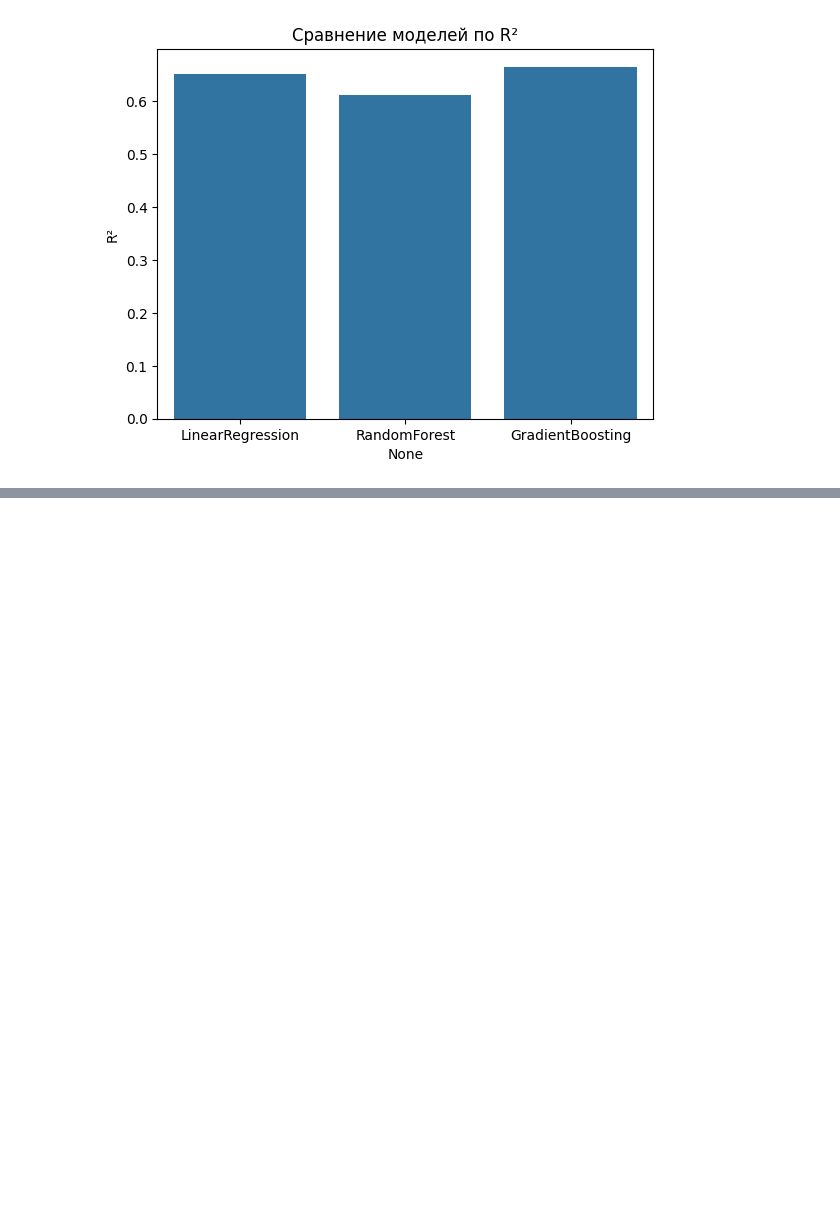
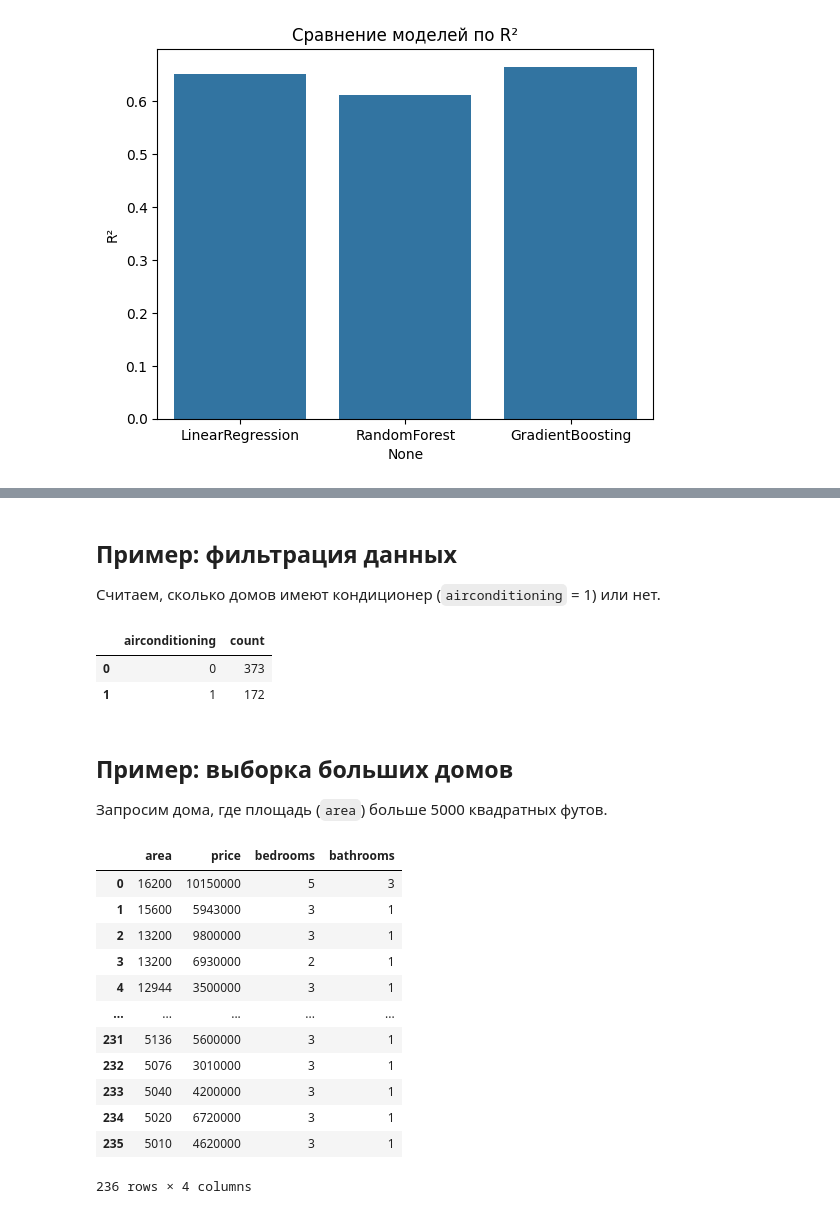
Before and after one commit to kkikosha/economics-data-labs, a Jupyter notebook: housing_project.ipynb, the cells around one changed output, grey strips where cells are left out. Drawn from its saved outputs; the diff is of its cells as text; code cells hidden in the pictures; blank space fills up the shorter version.

```diff
--- a/housing_project.ipynb
+++ b/housing_project.ipynb
@@ -165,0 +157,7 @@ GradientBoosting  1.689379e+12  1.299761e+06  0.665772
+# %%
+import sqlite3
+
+conn = sqlite3.connect(':memory:')
+df.to_sql('housing', conn, index=False, if_exists='replace')
+query = 'SELECT * FROM housing LIMIT 5;'
+pd.read_sql(query, conn)
@@ -165,0 +208,41 @@ GradientBoosting  1.689379e+12  1.299761e+06  0.665772
+# %% [markdown]
+## Пример: фильтрация данных
+
+Считаем, сколько домов имеют кондиционер (`airconditioning` = 1) или нет.
+# %%
+query = '''
+SELECT airconditioning, COUNT(*) AS count
+FROM housing
+GROUP BY airconditioning;
+'''
+pd.read_sql(query, conn)
+# %% [output]
+|  | airconditioning | count |
+| 0 | 0 | 373 |
+| 1 | 1 | 172 |
+# %% [markdown]
+## Пример: выборка больших домов
+
+Запросим дома, где площадь (`area`) больше 5000 квадратных футов.
+# %%
+query = '''
+SELECT area, price, bedrooms, bathrooms
+FROM housing
+WHERE area > 5000
+ORDER BY area DESC;
+'''
+pd.read_sql(query, conn)
+# %% [output]
+|  | area | price | bedrooms | bathrooms |
+| 0 | 16200 | 10150000 | 5 | 3 |
+| 1 | 15600 | 5943000 | 3 | 1 |
+| 2 | 13200 | 9800000 | 3 | 1 |
+| 3 | 13200 | 6930000 | 2 | 1 |
+| 4 | 12944 | 3500000 | 3 | 1 |
+| ... | ... | ... | ... | ... |
+| 231 | 5136 | 5600000 | 3 | 1 |
+| 232 | 5076 | 3010000 | 3 | 1 |
+| 233 | 5040 | 4200000 | 3 | 1 |
+| 234 | 5020 | 6720000 | 3 | 1 |
+| 235 | 5010 | 4620000 | 3 | 1 |
+236 rows × 4 columns
```
Also changed, not shown: parts of 22 cells of this notebook.
